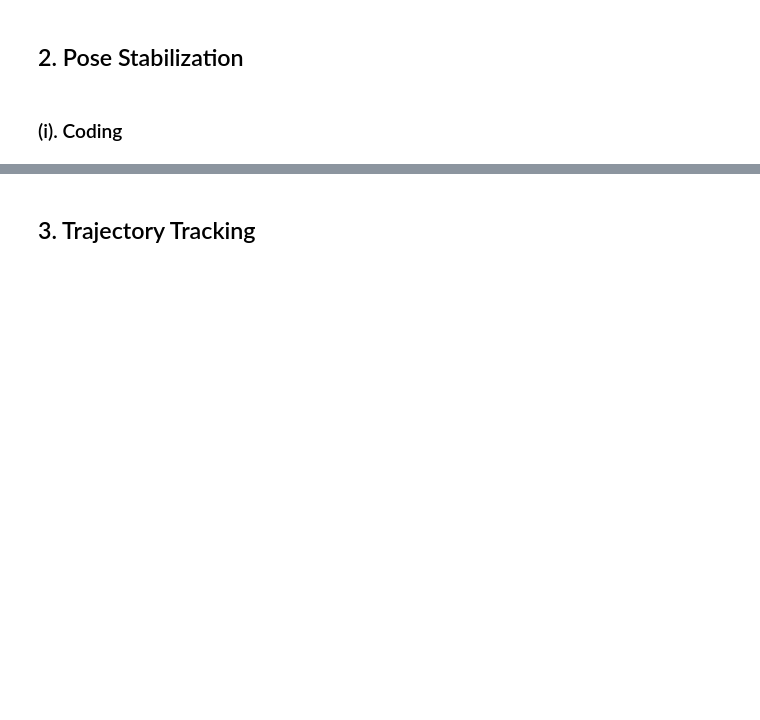
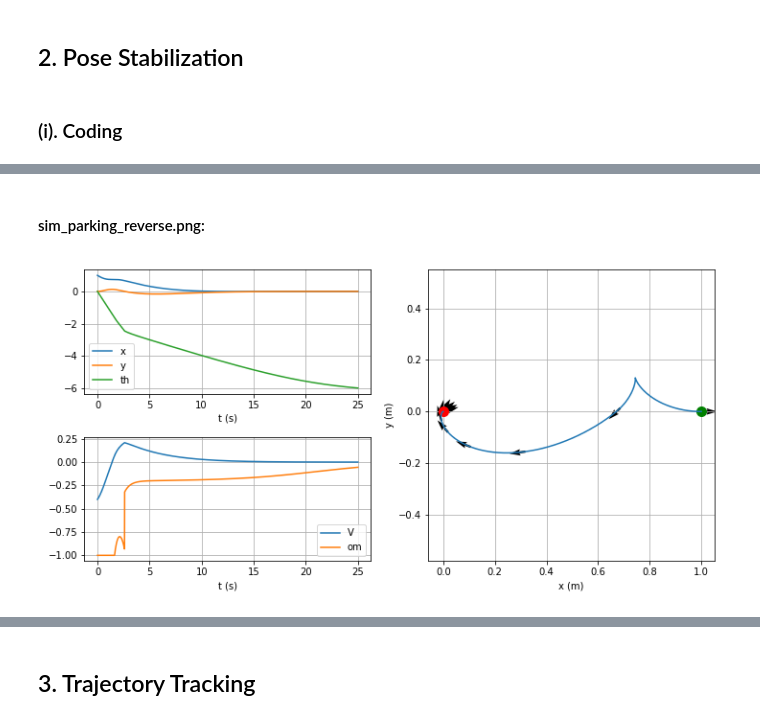
Before and after one commit to haroldmei/AA274A, a Jupyter notebook: aa274a_hw1.ipynb, the cells around one changed output, grey strips where cells are left out. Drawn from its saved outputs; the diff is of its cells as text; code cells hidden in the pictures; blank space fills up the shorter version.

```diff
--- a/aa274a_hw1.ipynb
+++ b/aa274a_hw1.ipynb
@@ -74,0 +114,6 @@ When we set V=0, the system is no longer differential flat.
+# %% [markdown]
+#### sim_parking_reverse.png:
+# %%
+Image(filename='HW1/plots/sim_parking_reverse.png')
+# %% [output]
+[figure, added]
```
Also changed, not shown: parts of 35 cells of this notebook, 9 other files.
